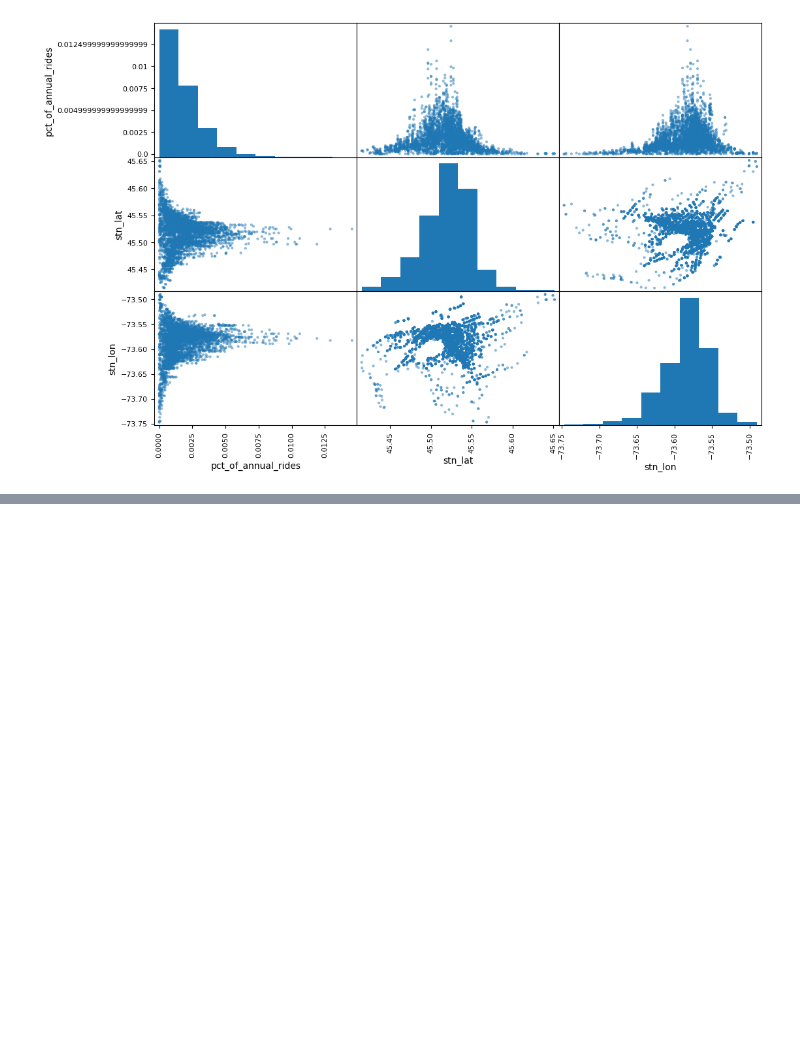
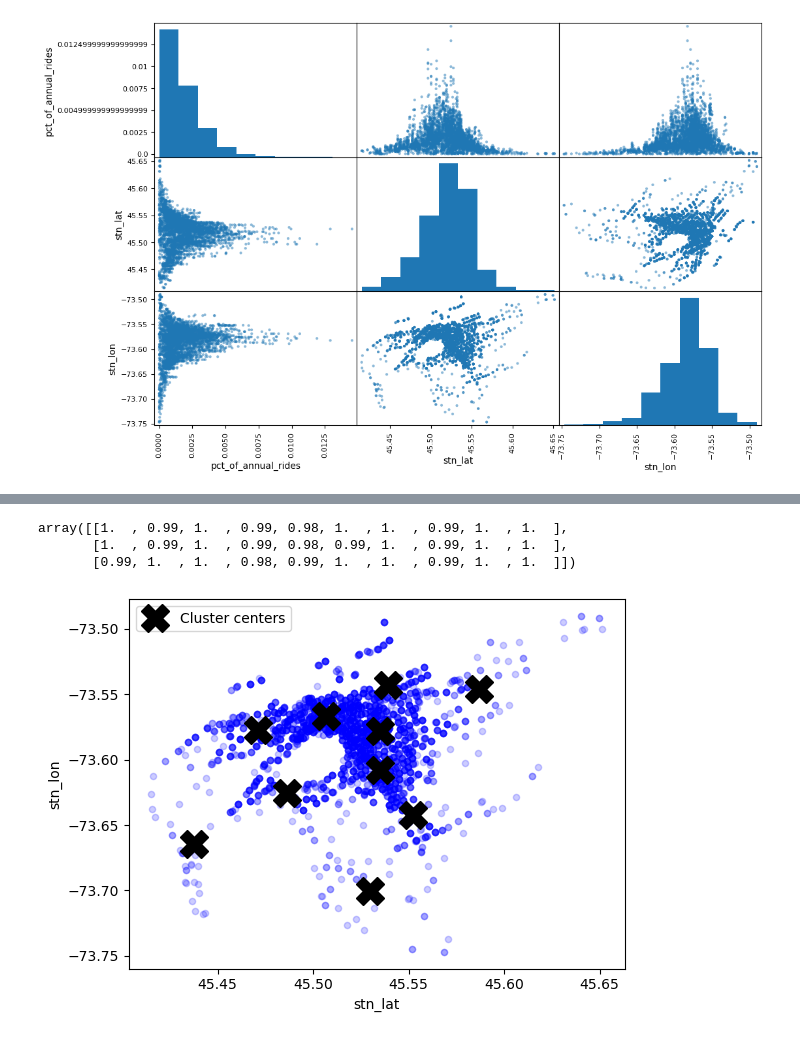
Before and after one commit to andrewyewcy/velocipede, a Jupyter notebook: 21_notebooks/030_modelling_with_location.ipynb, the cells around one changed output, grey strips where cells are left out. Saved outputs shown, nothing was run; the diff lists cells and outputs as text; code cells hidden in the pictures; blank space fills up the shorter version.

```diff
--- a/21_notebooks/030_modelling_with_location.ipynb
+++ b/21_notebooks/030_modelling_with_location.ipynb
@@ -433,0 +548,40 @@ array([[<Axes: title={'center': 'pct_of_annual_rides'}>,
+# %%
+cluster_simil = ClusterSimilarity(
+    n_clusters = 10,
+    gamma = 1,
+    random_state = 42
+)
+
+similarities = cluster_simil.fit_transform(
+    remainder[["stn_lat","stn_lon"]])
+    # ,sample_weight = remainder["pct_of_annual_rides"])
+# %%
+similarities[:3].round(2)
+# %% [output]
+array([[1.  , 0.99, 1.  , 0.99, 0.98, 1.  , 1.  , 0.99, 1.  , 1.  ],
+       [1.  , 0.99, 1.  , 0.99, 0.98, 0.99, 1.  , 0.99, 1.  , 1.  ],
+       [0.99, 1.  , 1.  , 0.98, 0.99, 1.  , 1.  , 0.99, 1.  , 1.  ]])
+# %%
+remainder.plot(
+    kind = "scatter",
+    x = "stn_lat",
+    y = "stn_lon",
+    c = "blue",
+    alpha = 0.2
+)
+
+plt.plot(
+    cluster_simil.kmeans_.cluster_centers_[:,0],
+    cluster_simil.kmeans_.cluster_centers_[:,1],
+    linestyle = "",
+    color = "black",
+    marker = "X",
+    markersize = 20,
+    label = "Cluster centers"
+)
+
+plt.legend()
+
+plt.show()
+# %% [output]
+[figure, added]
```
Also changed, not shown: parts of 55 cells of this notebook, 1 other file.
